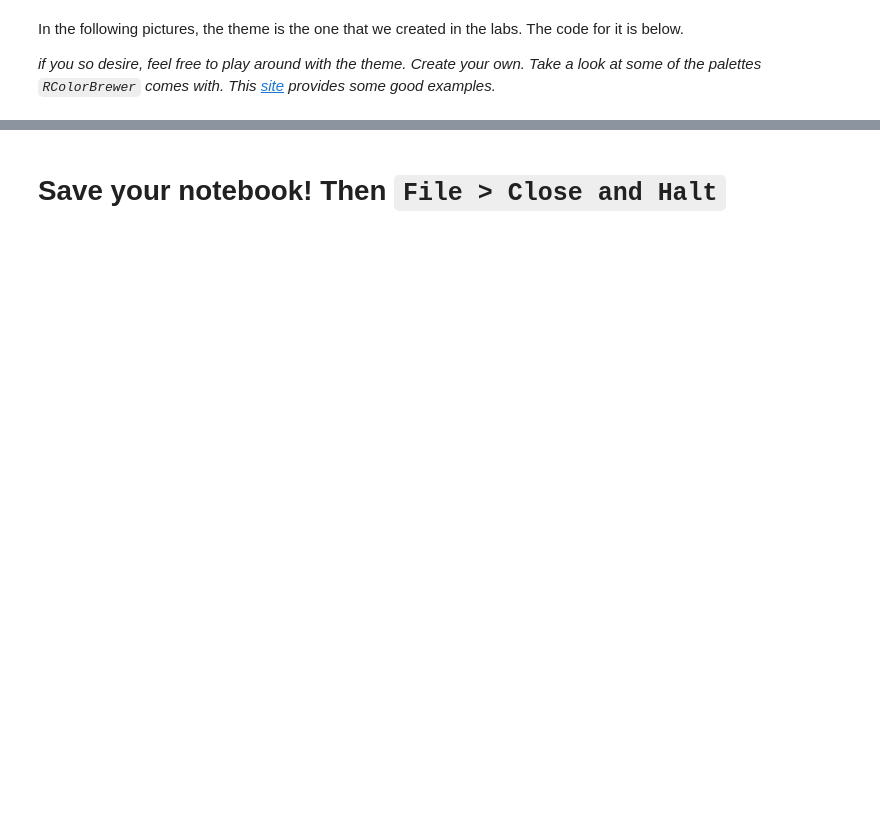
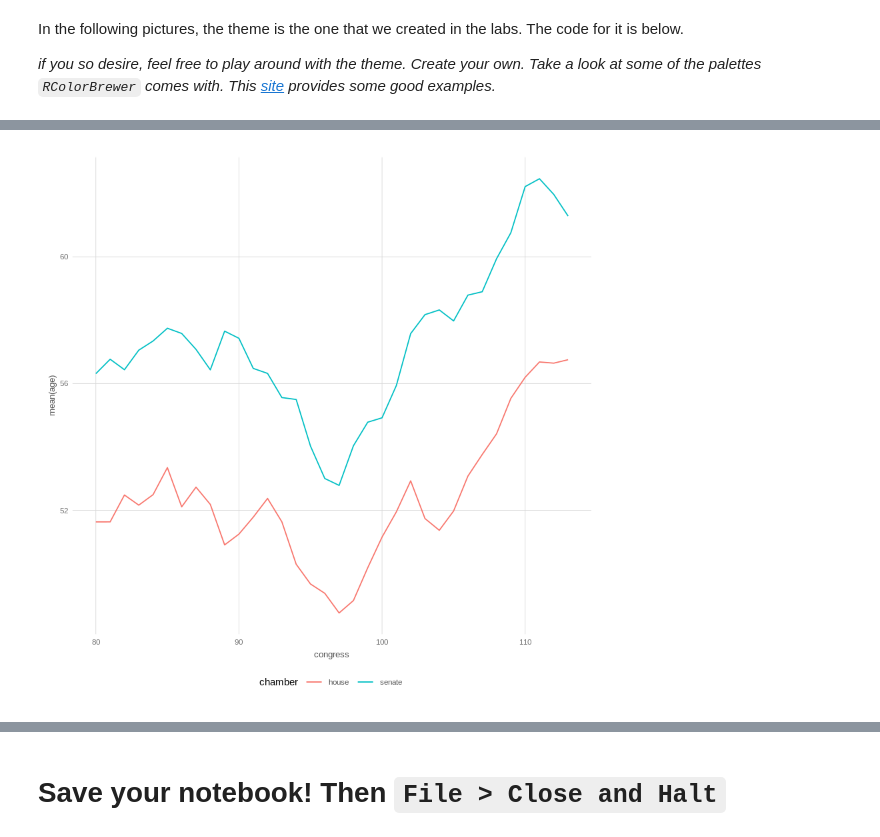
Before and after one commit to may96cc/f21dsa7010, a Jupyter notebook: modules/module5/exercises/plotting_exercises_r.ipynb, the cells around one changed output, grey strips where cells are left out. Drawn from its saved outputs; the diff is of its cells as text; code cells hidden in the pictures; blank space fills up the shorter version.

```diff
--- a/modules/module5/exercises/plotting_exercises_r.ipynb
+++ b/modules/module5/exercises/plotting_exercises_r.ipynb
@@ -94,3 +124,9 @@ A line graph of the mean `age` per `congress` number per `chamber`.
+# %%
+# Exercise 3 code goes here
+# *************************
+frame %>% group_by(congress,chamber) %>% summarize(mean_age = mean(age)) %>% ggplot(aes(x = congress, y = mean_age, group = chamber, colour = chamber)) + geom_line() + ylab("mean(age)") + my_theme()
+# %% [output]
+[figure, added]
 # %% [markdown]
 **Exercise 4**: Create the following graph:
 
```
Also changed, not shown: parts of 9 cells of this notebook.
